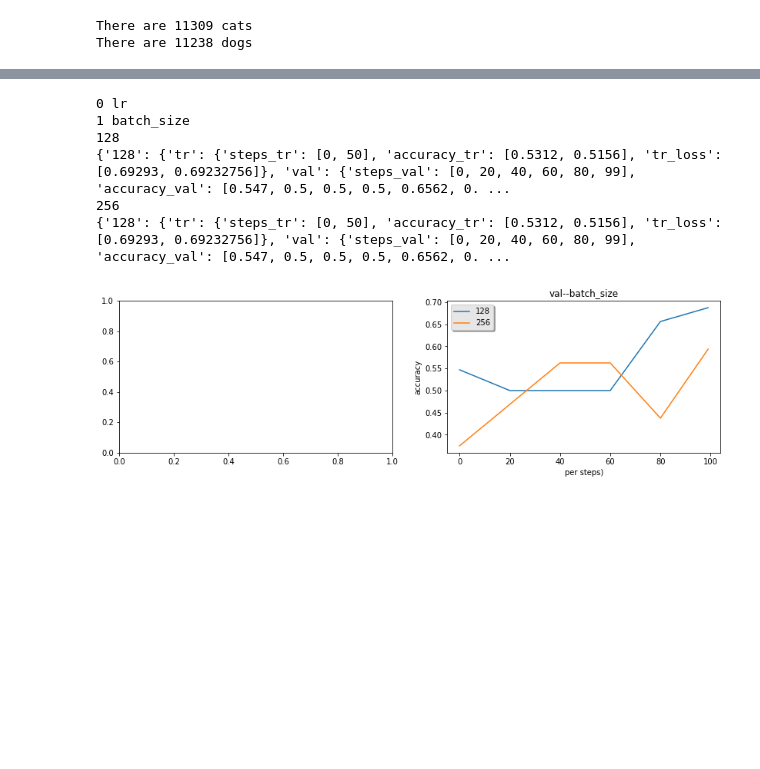
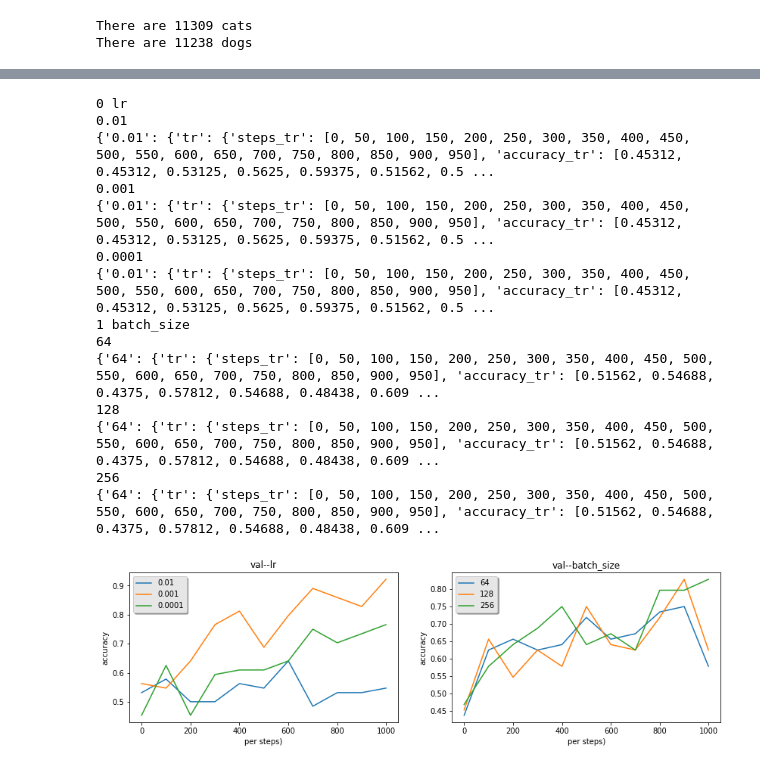
Before and after one commit to RookieDay/Deep_Learning, a Jupyter notebook: 2018_DeepLerning/03_ML/cats-dogs/refactor/train_and_val_parse.ipynb, the cells around one changed output, grey strips where cells are left out. Drawn from its saved outputs; the diff is of its cells as text; code cells hidden in the pictures; blank space fills up the shorter version.

```diff
--- a/2018_DeepLerning/03_ML/cats-dogs/refactor/train_and_val_parse.ipynb
+++ b/2018_DeepLerning/03_ML/cats-dogs/refactor/train_and_val_parse.ipynb
@@ -229,27 +235,35 @@ models['batch_size'][str(128)]
 # %%
 # 绘制不同学习函数 accuracy的曲线
 plt.figure(figsize=(14,8))
 for param,param_val in enumerate(models):
     print(param,param_val)
     plt.subplot(221+param)
     for inner_key in models[param_val]:
         print(inner_key)
         print(models[param_val])
         plt.plot(models[param_val][inner_key]['val']['steps_val'],models[param_val][inner_key]['val']['accuracy_val'],label=str(inner_key))
         plt.ylabel('accuracy')
-        plt.xlabel('per steps)')
+        plt.xlabel('per steps')
         plt.title('val--'+param_val)
         legend = plt.legend(loc='best',shadow=True)
         frame = legend.get_frame()
         frame.set_facecolor('0.90')
 plt.show()
 # %% [output]
 0 lr
+0.01
+{'0.01': {'tr': {'steps_tr': [0, 50, 100, 150, 200, 250, 300, 350, 400, 450, 500, 550, 600, 650, 700, 750, 800, 850, 900, 950], 'accuracy_tr': [0.45312, 0.45312, 0.53125, 0.5625, 0.59375, 0.51562, 0.5 ...
+0.001
+{'0.01': {'tr': {'steps_tr': [0, 50, 100, 150, 200, 250, 300, 350, 400, 450, 500, 550, 600, 650, 700, 750, 800, 850, 900, 950], 'accuracy_tr': [0.45312, 0.45312, 0.53125, 0.5625, 0.59375, 0.51562, 0.5 ...
+0.0001
+{'0.01': {'tr': {'steps_tr': [0, 50, 100, 150, 200, 250, 300, 350, 400, 450, 500, 550, 600, 650, 700, 750, 800, 850, 900, 950], 'accuracy_tr': [0.45312, 0.45312, 0.53125, 0.5625, 0.59375, 0.51562, 0.5 ...
 1 batch_size
+64
+{'64': {'tr': {'steps_tr': [0, 50, 100, 150, 200, 250, 300, 350, 400, 450, 500, 550, 600, 650, 700, 750, 800, 850, 900, 950], 'accuracy_tr': [0.51562, 0.54688, 0.4375, 0.57812, 0.54688, 0.48438, 0.609 ...
 128
-{'128': {'tr': {'steps_tr': [0, 50], 'accuracy_tr': [0.5312, 0.5156], 'tr_loss': [0.69293, 0.69232756]}, 'val': {'steps_val': [0, 20, 40, 60, 80, 99], 'accuracy_val': [0.547, 0.5, 0.5, 0.5, 0.6562, 0. ...
+{'64': {'tr': {'steps_tr': [0, 50, 100, 150, 200, 250, 300, 350, 400, 450, 500, 550, 600, 650, 700, 750, 800, 850, 900, 950], 'accuracy_tr': [0.51562, 0.54688, 0.4375, 0.57812, 0.54688, 0.48438, 0.609 ...
 256
-{'128': {'tr': {'steps_tr': [0, 50], 'accuracy_tr': [0.5312, 0.5156], 'tr_loss': [0.69293, 0.69232756]}, 'val': {'steps_val': [0, 20, 40, 60, 80, 99], 'accuracy_val': [0.547, 0.5, 0.5, 0.5, 0.6562, 0. ...
+{'64': {'tr': {'steps_tr': [0, 50, 100, 150, 200, 250, 300, 350, 400, 450, 500, 550, 600, 650, 700, 750, 800, 850, 900, 950], 'accuracy_tr': [0.51562, 0.54688, 0.4375, 0.57812, 0.54688, 0.48438, 0.609 ...
-[figure, old version]
+[figure, new version]
 # %%
 plt.figure(figsize=(14,8))
```
Also changed, not shown: parts of 4 cells of this notebook, 5 other files.
